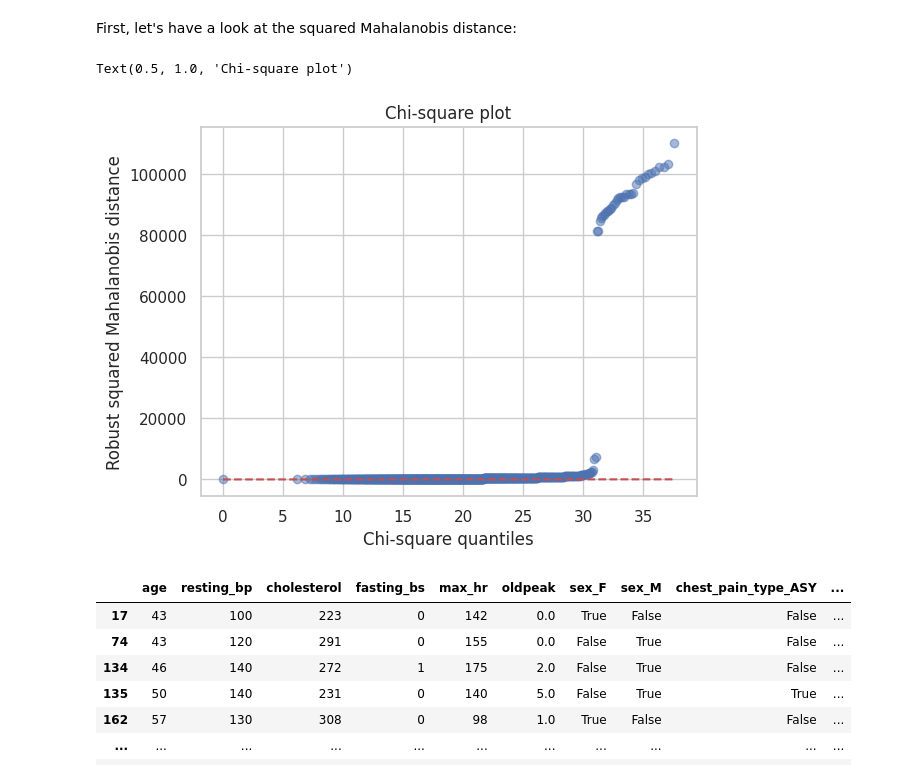
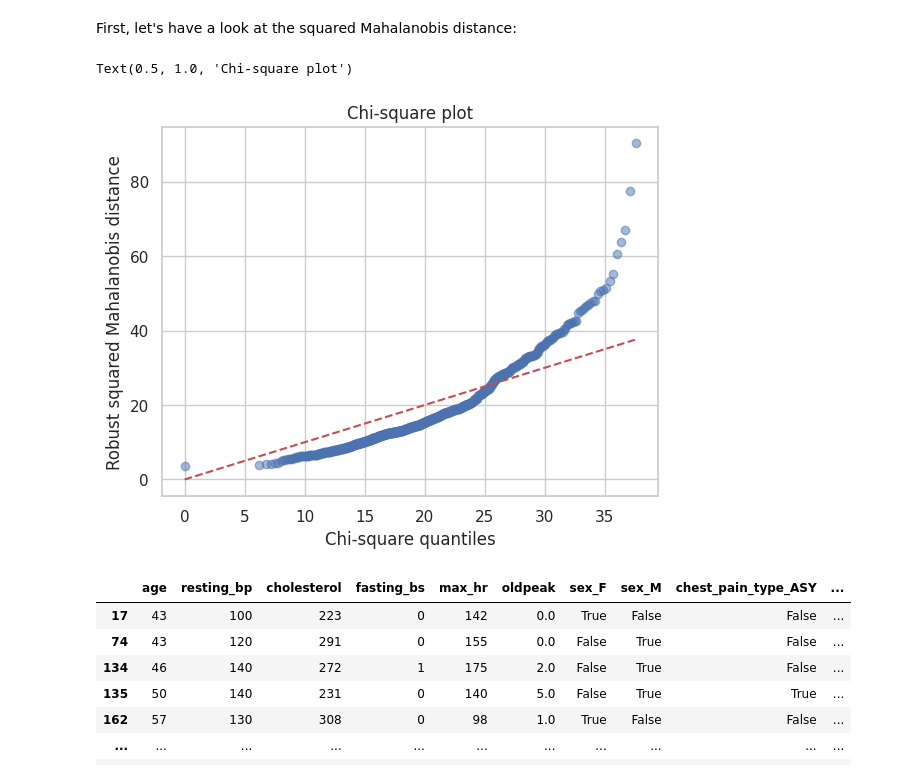
Before and after one commit to JHSchlegel/ML4Healthcare, a Jupyter notebook: project1/task1/EDA.ipynb, the cells around one changed output. Cells and saved outputs as stored; diff of their text form; code cells hidden in the pictures.

Commit message:
corrected squared mahalanobis distance plot

```diff
--- a/project1/task1/EDA.ipynb
+++ b/project1/task1/EDA.ipynb
@@ -267,27 +267,27 @@ First, let's have a look at the squared Mahalanobis distance:
 # %%
 # this implementation is inspired by the code for the chisq.plot function in
 # the mvoutlier R package see:
 # https://github.com/cran/mvoutlier/blob/master/R/chisq.plot.R
 dummies_hd = pd.get_dummies(heart_failure).drop('heart_disease', axis=1)
 
 # fit robust covariance estimator
 mcd = MinCovDet().fit(dummies_hd)
 # calculate squared Mahalanobis distance
-squared_mahal_dist = mcd.mahalanobis(dummies_hd) ** 2
+squared_mahal_dist = mcd.mahalanobis(dummies_hd) #** 2
 sorted_squared_mahal_dist = np.sort(squared_mahal_dist)
 
 dof = dummies_hd.shape[1]
 quantiles = np.linspace(0., 0.99, len(sorted_squared_mahal_dist))
 chi2_quantiles = stats.chi2.ppf(quantiles, dof)
 
 plt.plot(chi2_quantiles, sorted_squared_mahal_dist, 'o', alpha=0.5)
 plt.plot(chi2_quantiles, chi2_quantiles, 'r--')
 plt.xlabel('Chi-square quantiles')
 plt.ylabel('Robust squared Mahalanobis distance')
 plt.title('Chi-square plot')
 # %% [output]
 Text(0.5, 1.0, 'Chi-square plot')
-[figure, old version]
+[figure, new version]
 # %%
 dummies_hd.iloc[np.where(squared_mahal_dist > 1000)[0],:]
 # %% [output]
```
Also changed, not shown: parts of 1 cell of this notebook.
